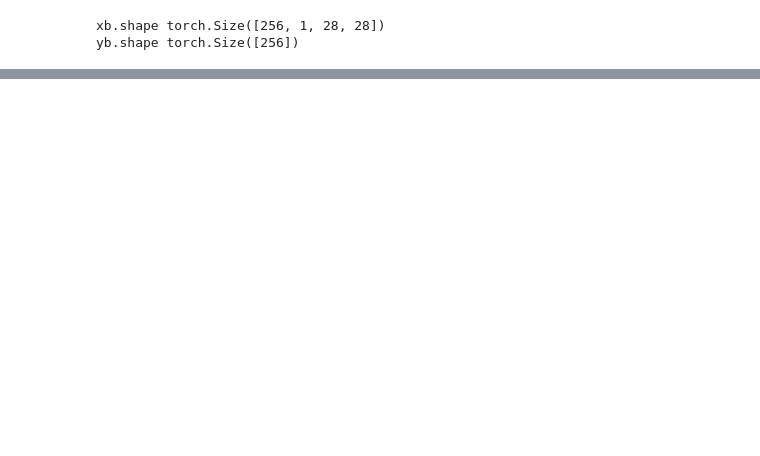
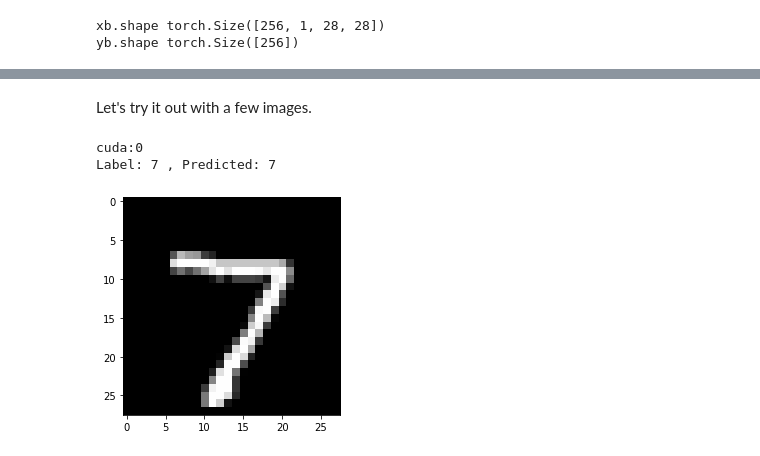
Before and after one commit to MinghanChu/DeepLearning-ZerosToGans, a Jupyter notebook: Training deep NN on GPU.ipynb, the cells around one changed output, grey strips where cells are left out. Cells and saved outputs as stored; diff of their text form; code cells hidden in the pictures; blank space fills up the shorter version.

```diff
--- a/Training deep NN on GPU.ipynb
+++ b/Training deep NN on GPU.ipynb
@@ -657,0 +833,5 @@ def fit(epochs, lr, model, train_loader, val_loader, opt_func=torch.optim.SGD):
+# %%
+# Define test dataset
+test_dataset = MNIST(root='data/',
+                     train=False,
+                     transform=ToTensor())
@@ -657,0 +854,18 @@ def fit(epochs, lr, model, train_loader, val_loader, opt_func=torch.optim.SGD):
+# %%
+def predict_image(img, model):
+    xb = to_device(img.unsqueeze(0), device)
+    print(xb.device)
+    #xb = to_device(img, device)
+    yb = model(xb)
+    _, preds  = torch.max(yb, dim=1)
+    return preds[0].item()
+# %% [markdown]
+Let's try it out with a few images.
+# %%
+img, label = test_dataset[0]
+plt.imshow(img[0], cmap='gray')
+print('Label:', label, ', Predicted:', predict_image(img, model))
+# %% [output]
+cuda:0
+Label: 7 , Predicted: 7
+[figure, added]
```
Also changed, not shown: parts of 31 cells of this notebook.
